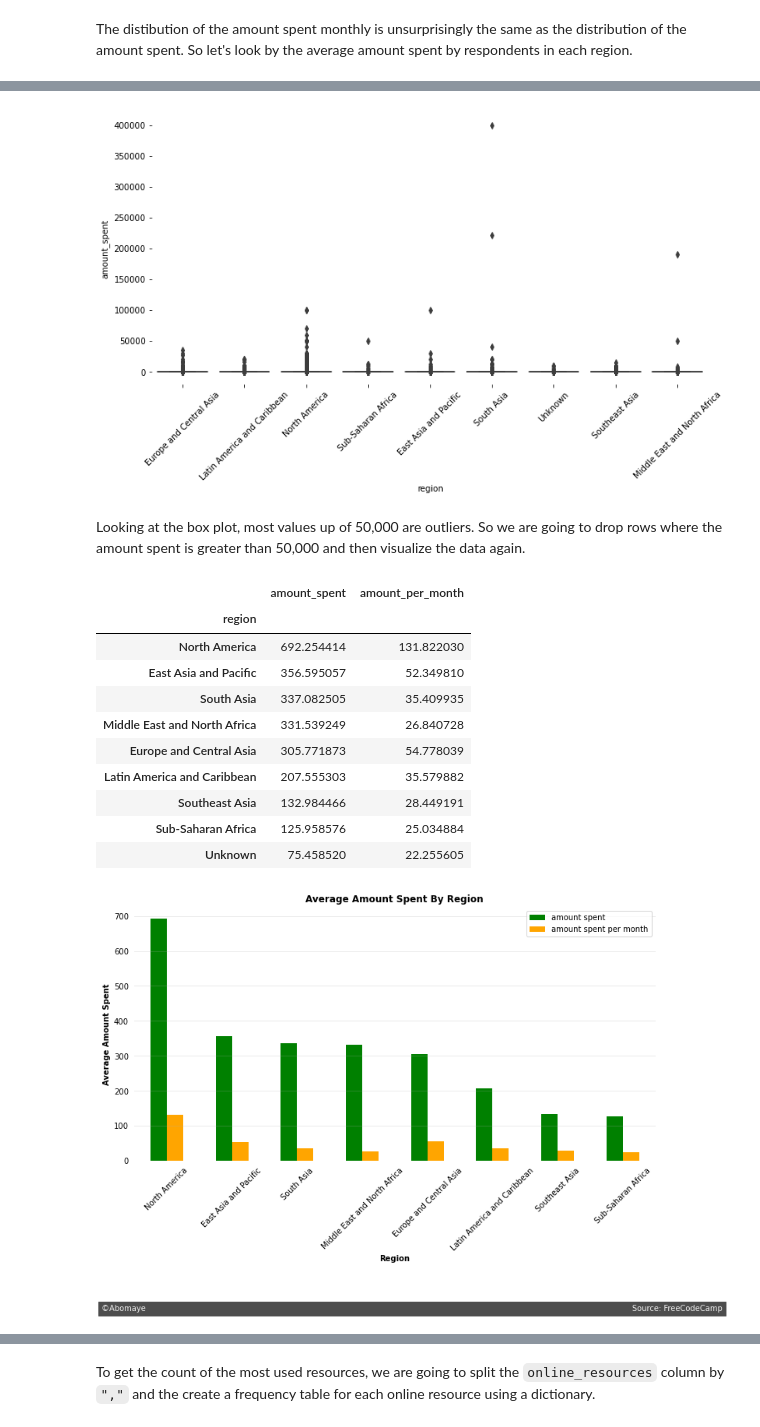
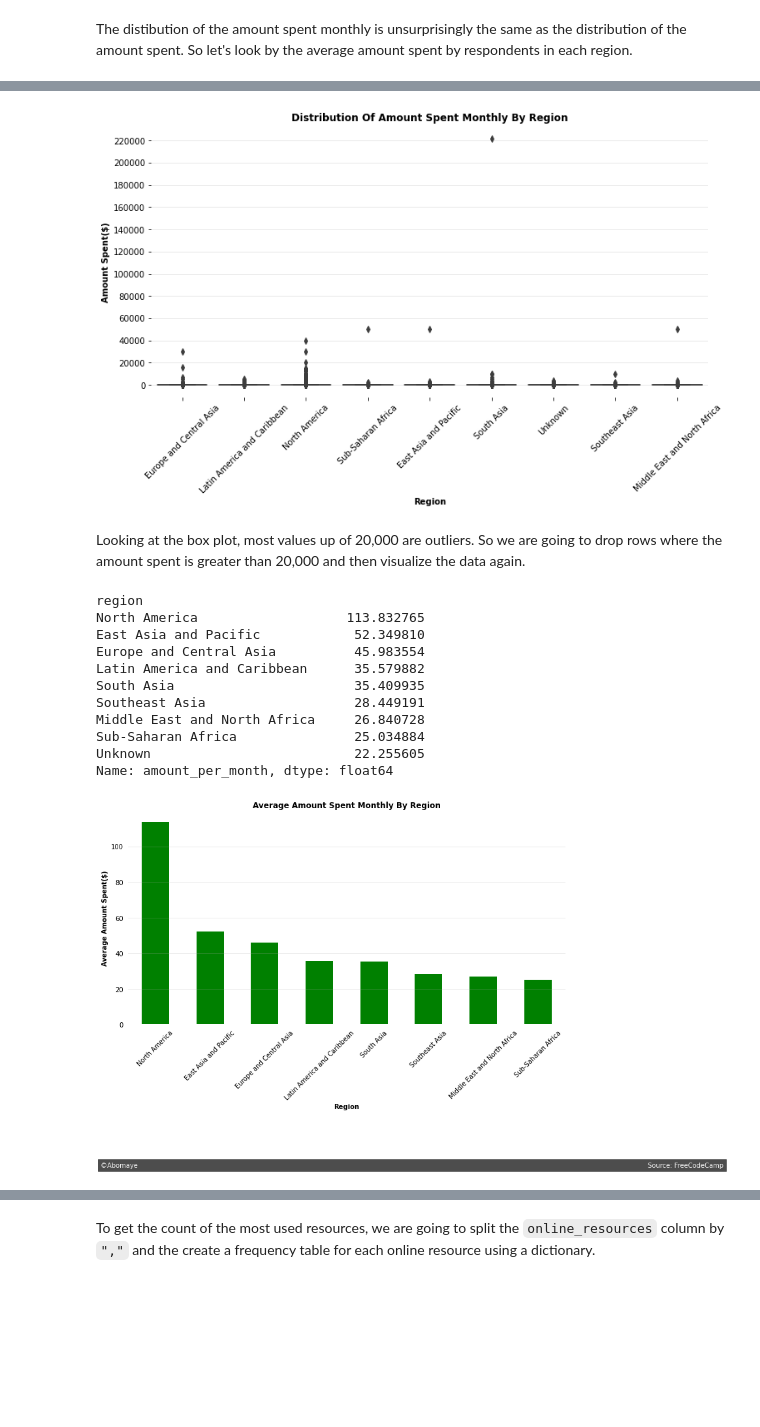
Before and after one commit to yickysan/FCC-survey, a Jupyter notebook: fcc 2021 survey.ipynb, the cells around one changed output, grey strips where cells are left out. Cells and saved outputs as stored; diff of their text form; code cells hidden in the pictures; blank space fills up the shorter version.

```diff
--- a/fcc 2021 survey.ipynb
+++ b/fcc 2021 survey.ipynb
@@ -673,5 +679,5 @@ plt.show()
 # %% [markdown]
 The distibution of the amount spent monthly is unsurprisingly the same as the distribution of the amount spent. So let's look by the average amount spent by respondents in each region.
 # %%
-average_amount_region = fcc.groupby("region")[["amount_spent", "amount_per_month"]].mean() # groups the data by the region and aggregate by the mean
+average_amount_region = fcc.groupby("region")["amount_per_month"].mean() # groups the data by the region and aggregate by the mean
 # %%
@@ -691,17 +697,16 @@ average_amount_region.sort_values("amount_spent", ascending=False)
 # %%
-ax = average_amount_region.sort_values("amount_spent", ascending=False).drop("Unknown").plot.bar(figsize=(12, 6),
-                                                                                               color=["green", "orange"])
+ax = average_amount_region.sort_values(ascending=False).drop("Unknown").plot.bar(figsize=(12, 6),
+                                                                                               color="green")
 spines = ["top", "bottom", "right", "left"]
 for spine in spines:
     ax.spines[spine].set_visible(False)
 ax.grid(True, alpha=0.3, axis="y")
 ax.tick_params(bottom=0, left=0)
 plt.xticks(rotation=45)
-plt.legend(labels=["amount spent", "amount spent per month"])
-plt.ylabel("Average Amount Spent", weight="bold")
+plt.ylabel("Average Amount Spent($)", weight="bold")
 plt.xlabel("Region", weight="bold")
-ax.text(-1, -430, "©Abomaye" +" "*200 + "Source: FreeCodeCamp",
+ax.text(-1, -80, "©Abomaye" +" "*250 + "Source: FreeCodeCamp",
        color="#f0f0f0", backgroundcolor="#4d4d4d")
-plt.title("Average Amount Spent By Region", weight="bold")
+plt.title("Average Amount Spent Monthly By Region", weight="bold")
 plt.show()
 # %% [output]
@@ -711,48 +716,52 @@ On average, people in North America spend the most, then East Asia, South Asia,
 # %%
 # generating a box plot of the amount spent
 plt.figure(figsize=(12,6))
-ax = sns.boxplot(data=fcc, x="region", y="amount_spent")
+ax = sns.boxplot(data=fcc, x="region", y="amount_per_month")
 spines = ["top", "bottom", "right", "left"]
 for spine in spines:
     ax.spines[spine].set_visible(False)
+ax.grid(axis="y", alpha=0.3)
 plt.xticks(rotation=45)
+plt.yticks(np.arange(0, 240000, step=20000))
+plt.title("Distribution Of Amount Spent Monthly By Region", weight="bold")
+plt.ylabel("Amount Spent($)", weight="bold")
+plt.xlabel("Region", weight="bold")
 plt.show()
 # %% [output]
-[figure, old version]
+[figure, new version]
 # %% [markdown]
-Looking at the box plot, most values up of 50,000 are outliers. So we are going to drop rows where the amount spent is greater than 50,000 and then visualize the data again.
+Looking at the box plot, most values up of 20,000 are outliers. So we are going to drop rows where the amount spent is greater than 20,000 and then visualize the data again.
 # %%
 # removing outlier and grouping by region and aggregating by mean
-average_amount_region_no_outliers = fcc[fcc["amount_per_month"]<50000].groupby("region")[["amount_spent", "amount_per_month"]].mean()
-average_amount_region_no_outliers.sort_values("amount_spent", ascending=False)
+average_amount_region_no_outliers = fcc[fcc["amount_per_month"]<20000].groupby("region")["amount_per_month"].mean()
+average_amount_region_no_outliers.sort_values(ascending=False)
 # %% [output]
-|  | amount_spent | amount_per_month |
-| region |  |  |
-| North America | 692.254414 | 131.822030 |
-| East Asia and Pacific | 356.595057 | 52.349810 |
-| South Asia | 337.082505 | 35.409935 |
-| Middle East and North Africa | 331.539249 | 26.840728 |
-| Europe and Central Asia | 305.771873 | 54.778039 |
-| Latin America and Caribbean | 207.555303 | 35.579882 |
-| Southeast Asia | 132.984466 | 28.449191 |
-| Sub-Saharan Africa | 125.958576 | 25.034884 |
-| Unknown | 75.458520 | 22.255605 |
+region
+North America                   113.832765
+East Asia and Pacific            52.349810
+Europe and Central Asia          45.983554
+Latin America and Caribbean      35.579882
+South Asia                       35.409935
+Southeast Asia                   28.449191
+Middle East and North Africa     26.840728
+Sub-Saharan Africa               25.034884
+Unknown                          22.255605
+Name: amount_per_month, dtype: float64
 # %%
-ax = average_amount_region_no_outliers.sort_values("amount_spent", ascending=False).drop("Unknown").plot.bar(figsize=(12, 6),
-                                                                                                            color=["green", "orange"])
+ax = average_amount_region_no_outliers.sort_values(ascending=False).drop("Unknown").plot.bar(figsize=(12, 6),
+                                                                                                            color="green")
 spines = ["top", "bottom", "right", "left"]
 for spine in spines:
     ax.spines[spine].set_visible(False)
 ax.grid(True, alpha=0.3, axis="y")
 ax.tick_params(bottom=0, left=0)
 plt.xticks(rotation=45)
-plt.legend(labels=["amount spent", "amount spent per month"])
-plt.ylabel("Average Amount Spent", weight="bold")
+plt.ylabel("Average Amount Spent($)", weight="bold")
 plt.xlabel("Region", weight="bold")
-ax.text(-1, -430, "©Abomaye" +" "*200 + "Source: FreeCodeCamp",
+ax.text(-1, -80, "©Abomaye" +" "*250 + "Source: FreeCodeCamp",
        color="#f0f0f0", backgroundcolor="#4d4d4d")
-plt.title("Average Amount Spent By Region", weight="bold")
+plt.title("Average Amount Spent Monthly By Region", weight="bold")
 plt.show()
 # %% [output]
-[figure, old version]
+[figure, new version]
 # %% [markdown]
```
Also changed, not shown: parts of 6 cells of this notebook.
